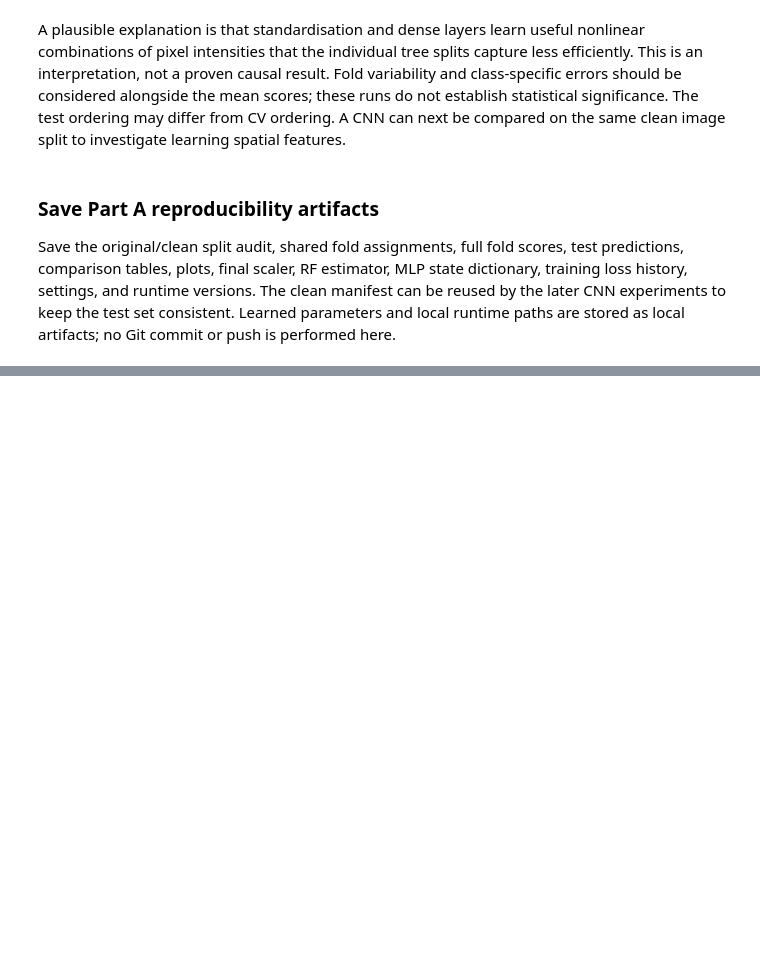
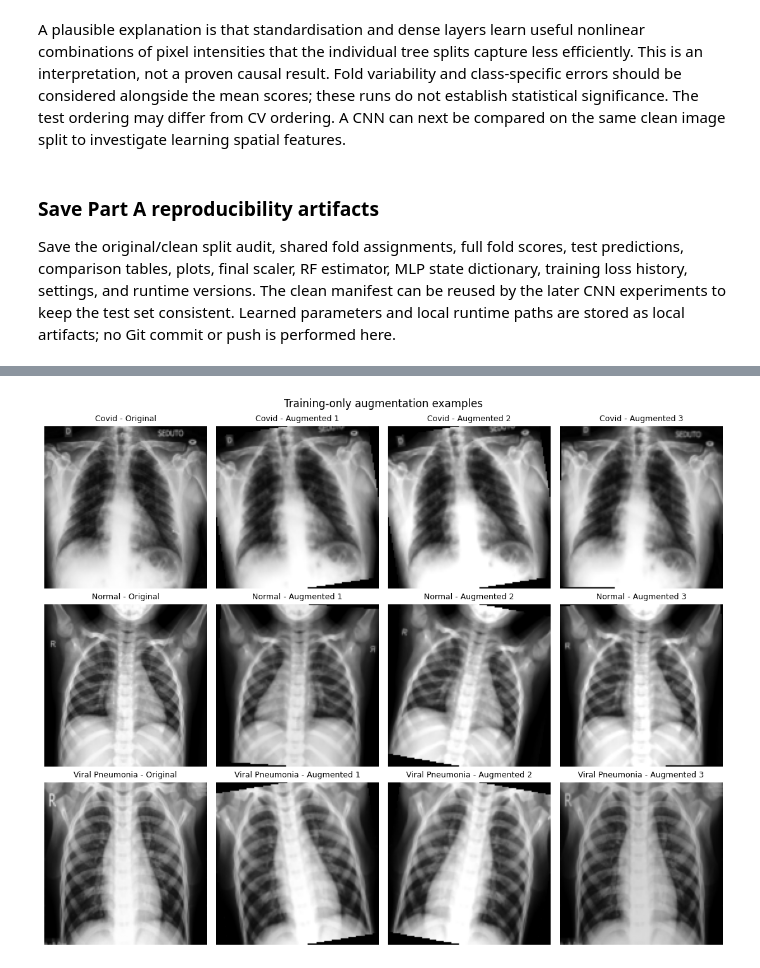
Before and after one commit to daisme369/PortfolioTask3, a Jupyter notebook: PortfolioTask3.ipynb, the cells around one changed output, grey strips where cells are left out. Cells and saved outputs as stored; diff of their text form; code cells hidden in the pictures; blank space fills up the shorter version.

```diff
--- a/PortfolioTask3.ipynb
+++ b/PortfolioTask3.ipynb
@@ -845,0 +998,26 @@ Keep the test set held out during CNN architecture and hyperparameter selection.
+# %%
+# Check that evaluation is repeatable and training augmentation changes the input.
+torch.testing.assert_close(b_validation_dataset[0][0], b_validation_dataset[0][0], rtol=0, atol=0)
+torch.testing.assert_close(b_test_dataset[0][0], b_test_dataset[0][0], rtol=0, atol=0)
+assert b_train_dataset.dataset is not b_validation_dataset.dataset
+
+fig, axes = plt.subplots(len(B_CLASS_NAMES), 4, figsize=(11, 3 * len(B_CLASS_NAMES)), squeeze=False)
+with torch.random.fork_rng(devices=[]):
+    torch.manual_seed(SEED)
+    for row, class_name in enumerate(B_CLASS_NAMES):
+        relative_path = b_fit_manifest.loc[b_fit_manifest["class_name"].eq(class_name), "relative_path"].iloc[0]
+        source_image = b_train_folder.loader(str(DATA_DIR / relative_path))
+        original = b_eval_transform(source_image)
+        augmented = [b_train_transform(source_image) for _ in range(3)]
+        assert any(not torch.equal(original, image) for image in augmented)
+        for column, image in enumerate([original, *augmented]):
+            assert image.shape == (1, 128, 128) and 0 <= image.min() <= image.max() <= 1
+            axes[row, column].imshow(image.squeeze(0).numpy(), cmap="gray", vmin=0, vmax=1)
+            axes[row, column].set_title(f"{class_name} - " + ("Original" if column == 0 else f"Augmented {column}"), fontsize=9)
+            axes[row, column].axis("off")
+fig.suptitle("Training-only augmentation examples")
+fig.tight_layout()
+fig.savefig(B_FIGURE_DIR / "training_augmentation_examples.png", dpi=180, bbox_inches="tight")
+plt.show()
+# %% [output]
+[figure, added]
```
Also changed, not shown: parts of 25 cells of this notebook, 25 other files.
